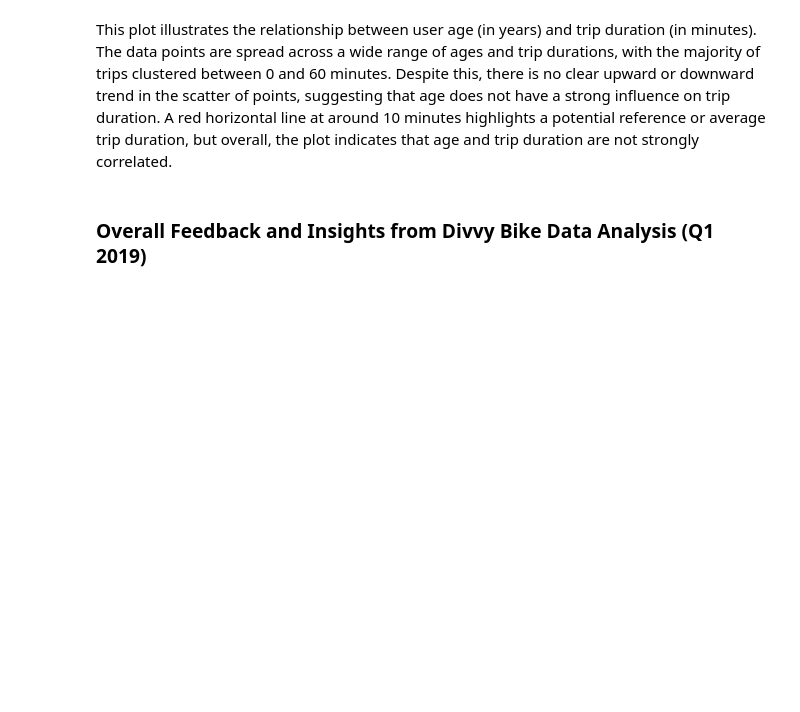
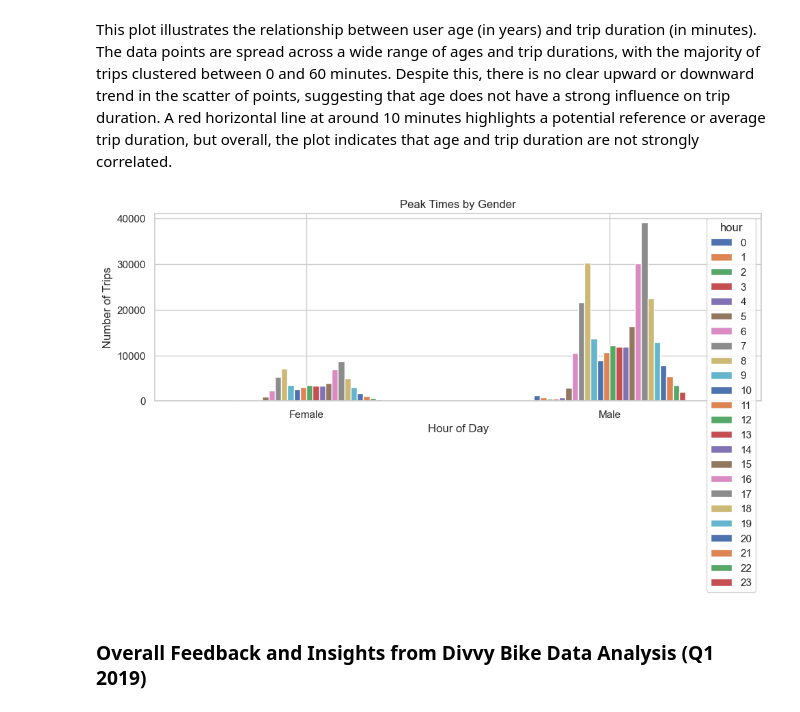
Before and after one commit to Galal-Abdelaziz/PFDA-project, a Jupyter notebook: project.ipynb, the cells around one changed output. Drawn from its saved outputs; the diff is of its cells as text; code cells hidden in the pictures; blank space fills up the shorter version.

```diff
--- a/project.ipynb
+++ b/project.ipynb
@@ -427,6 +432,21 @@ plt.show()
 [figure]
 # %% [markdown]
 This plot illustrates the relationship between user age (in years) and trip duration (in minutes). The data points are spread across a wide range of ages and trip durations, with the majority of trips clustered between 0 and 60 minutes. Despite this, there is no clear upward or downward trend in the scatter of points, suggesting that age does not have a strong influence on trip duration. A red horizontal line at around 10 minutes highlights a potential reference or average trip duration, but overall, the plot indicates that age and trip duration are not strongly correlated.
+# %%
+df['hour'] = df['start_time'].dt.hour
+peak_times = df.groupby(['gender', 'hour']).size().unstack(fill_value=0)
+
+plt.figure(figsize=(10, 5))
+peak_times.plot(kind='bar', ax=plt.gca())
+plt.title('Peak Times by Gender')
+plt.xlabel('Hour of Day')
+plt.ylabel('Number of Trips')
+plt.xticks(rotation=0)
+
+plt.tight_layout()
+plt.show()
+# %% [output]
+[figure, added]
 # %% [markdown]
 ### Overall Feedback and Insights from Divvy Bike Data Analysis (Q1 2019)
 # %% [markdown]
```
Also changed, not shown: parts of 3 cells of this notebook.
